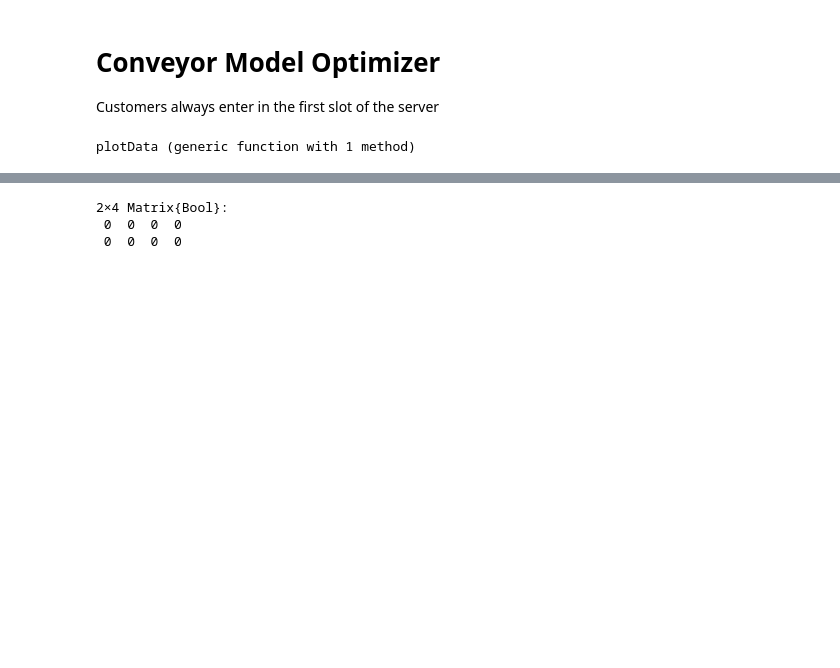
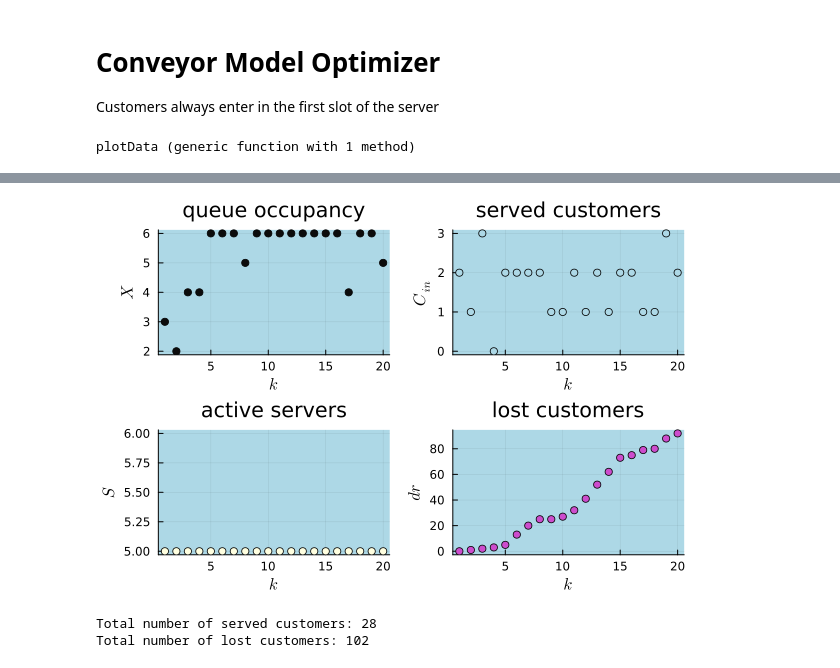
Before and after one commit to marina-daumas/tcc, a Jupyter notebook: v0_conveyor/optimizer.ipynb, the cells around one changed output, grey strips where cells are left out. Drawn from its saved outputs; the diff is of its cells as text; code cells hidden in the pictures; blank space fills up the shorter version.

```diff
--- a/v0_conveyor/optimizer.ipynb
+++ b/v0_conveyor/optimizer.ipynb
@@ -13,14 +15,15 @@ plotData (generic function with 1 method)
 # %%
 # Parameters
-horiz = 10        # total horizon
+horiz = 20        # total horizon
+c_blr = 5       # weight of balking rate cost
+c_ser = 1         # weight of server cost
 
 # bounds
-YM = 10              # max buffer legnth before dropping calls
-XM = 6               # max queue length
-phiM = 4             # max adimission to queue
-serM = 3            # number of servers
-tserM = 3            # max service time
-
+YM = 10           # max buffer legnth before dropping calls
+XM = 6            # max queue length
+phiM = 4          # max adimission to queue
+serM = 5          # number of servers
+tserM = 3         # max service time
 
 # iniital conditions
 X0 = 3
@@ -42,3 +45,5 @@ end
 
 d = d_mat[1:horiz, 1];  # demand for incoming calls
 a = a_mat[1:horiz, 1];  # abandonment for calls
+
+std_dev = 1 # standard deviation for the random abandonment
@@ -460,6 +292,14 @@ Sst
-# %%
-display(Sc[2,:,:])
-# %% [output]
-2×4 Matrix{Bool}:
- 0  0  0  0
- 0  0  0  0
+# %%
+evolution = [X[1:horiz,1], Cin[1:horiz,1], S[1:horiz,1], L[1:horiz,1]]
+ylabel = [L"X" L"C_{in}" L"S" L"dr"]
+title = ["queue occupancy" "served customers" "active servers" "lost customers"]
+
+plotData(evolution, ylabel, title)
+# %% [output]
+[figure, added]
+# %%
+println("Total number of served customers: ", Z[horiz+1])
+println("Total number of lost customers: ", L[horiz+1])
+# %% [output]
+Total number of served customers: 28
+Total number of lost customers: 102
```
Also changed, not shown: parts of 16 cells of this notebook.
